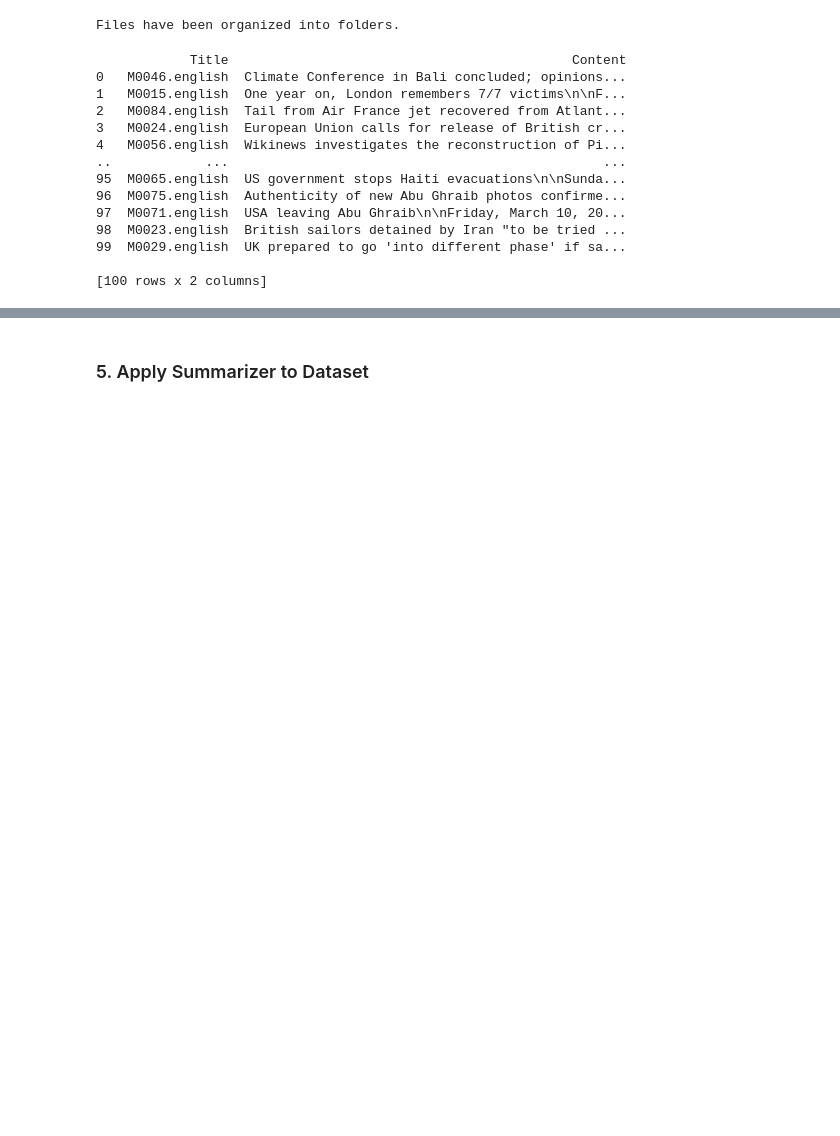
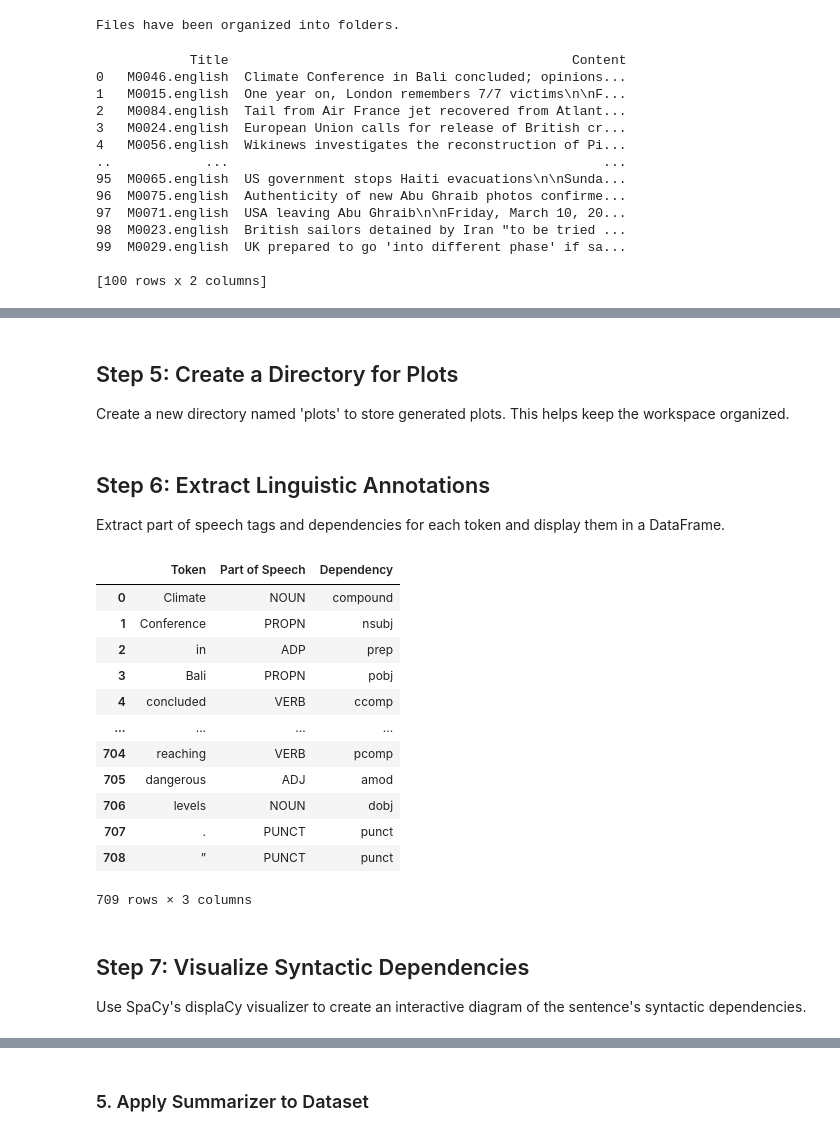
Before and after one commit to hannaschmueck/Session1_Visualisation_and_Summarisation, a Jupyter notebook: NoteBooks/3_Text_Summariser.ipynb, the cells around one changed output, grey strips where cells are left out. Drawn from its saved outputs; the diff is of its cells as text; code cells hidden in the pictures; blank space fills up the shorter version.

```diff
--- a/NoteBooks/3_Text_Summariser.ipynb
+++ b/NoteBooks/3_Text_Summariser.ipynb
@@ -152,0 +171,5 @@ df.to_csv('combined_files.csv', index=False)
+# %%
+sentence = df.loc[0, 'Content']
+tokens = tokenizer(sentence)
+tokens_no_stopwords = [token.text for token in tokens if token.is_stop != True and token.is_punct != True]
+tokens_no_stopwords
@@ -152,0 +194,4 @@ df.to_csv('combined_files.csv', index=False)
+# %% [markdown]
+
+## Step 5: Create a Directory for Plots
+Create a new directory named 'plots' to store generated plots. This helps keep the workspace organized.
@@ -152,0 +200,28 @@ df.to_csv('combined_files.csv', index=False)
+# %% [markdown]
+
+## Step 6: Extract Linguistic Annotations
+Extract part of speech tags and dependencies for each token and display them in a DataFrame.
+# %%
+
+doc = nlp(sentence)
+data = [(token.text, token.pos_, token.dep_) for token in doc]
+df_annotations = pd.DataFrame(data, columns=['Token', 'Part of Speech', 'Dependency'])
+df_annotations
+# %% [output]
+|  | Token | Part of Speech | Dependency |
+| 0 | Climate | NOUN | compound |
+| 1 | Conference | PROPN | nsubj |
+| 2 | in | ADP | prep |
+| 3 | Bali | PROPN | pobj |
+| 4 | concluded | VERB | ccomp |
+| ... | ... | ... | ... |
+| 704 | reaching | VERB | pcomp |
+| 705 | dangerous | ADJ | amod |
+| 706 | levels | NOUN | dobj |
+| 707 | . | PUNCT | punct |
+| 708 | ” | PUNCT | punct |
+709 rows × 3 columns
+# %% [markdown]
+
+## Step 7: Visualize Syntactic Dependencies
+Use SpaCy's displaCy visualizer to create an interactive diagram of the sentence's syntactic dependencies.
```
Also changed, not shown: parts of 41 cells of this notebook.
